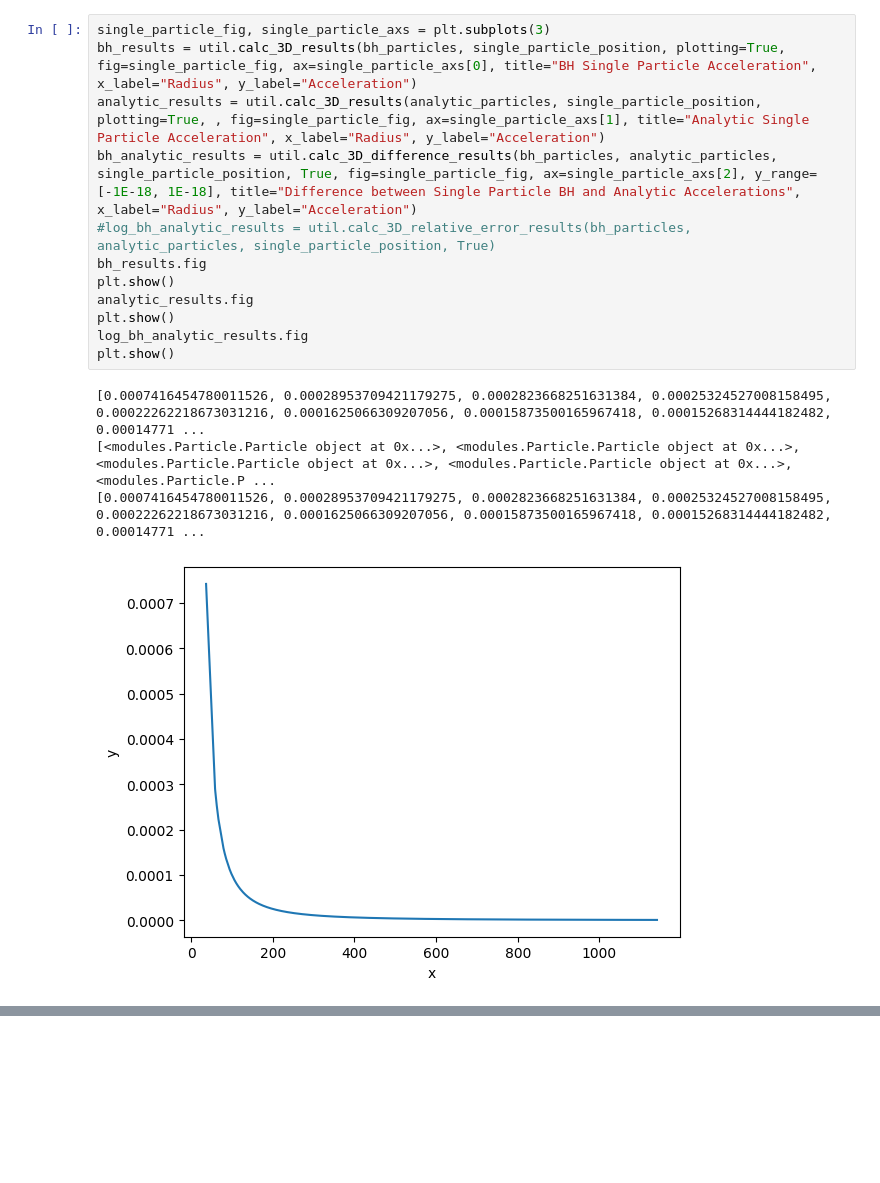
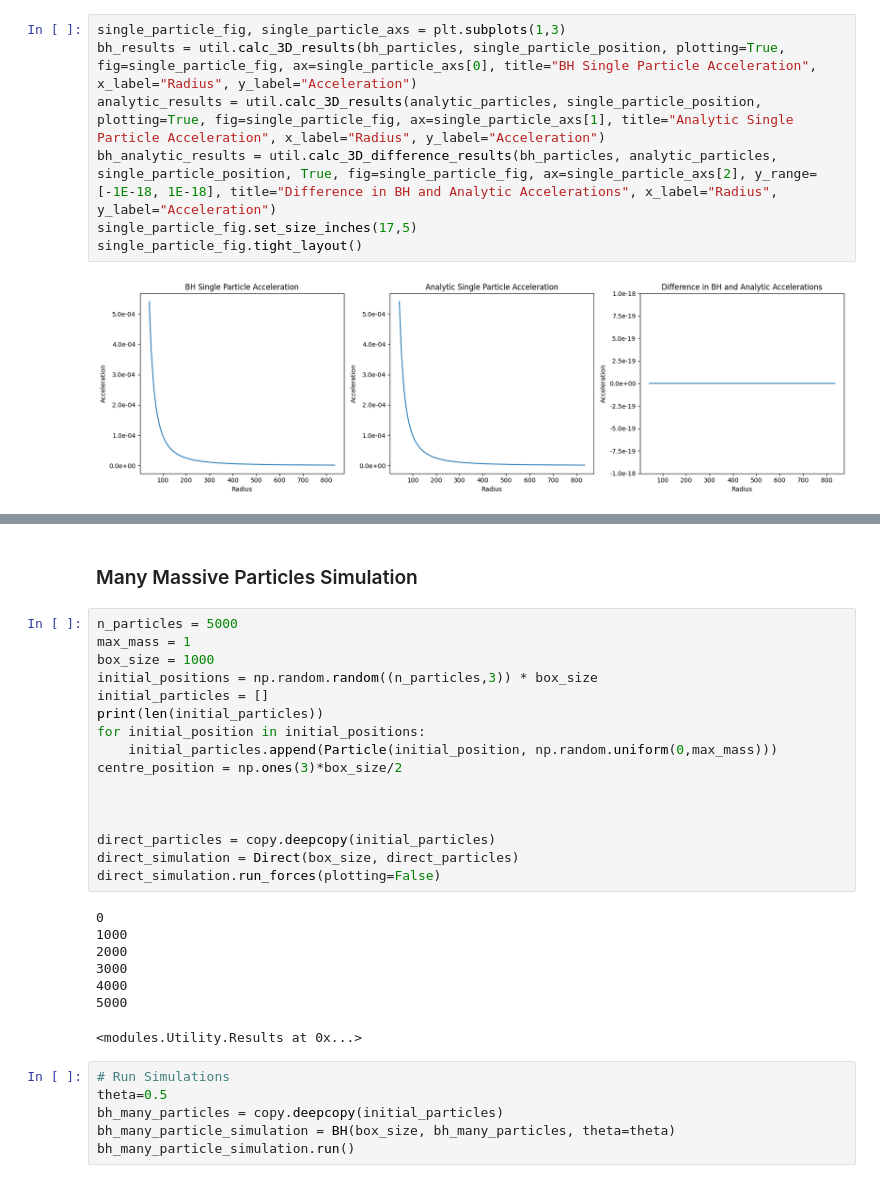
Before and after one commit to THartigan/Computing_Project, a Jupyter notebook: Barnes-Hut.ipynb, the cells around one changed output, grey strips where cells are left out. Saved outputs shown, nothing was run; the diff lists cells and outputs as text; blank space fills up the shorter version.

Commit message:
All Graphs Finalised, just need to final run first two ipynbs to ensure they still work

```diff
--- a/Barnes-Hut.ipynb
+++ b/Barnes-Hut.ipynb
@@ -54,17 +43,9 @@ root cell 5001
 # %%
-single_particle_fig, single_particle_axs = plt.subplots(3)
+single_particle_fig, single_particle_axs = plt.subplots(1,3)
 bh_results = util.calc_3D_results(bh_particles, single_particle_position, plotting=True, fig=single_particle_fig, ax=single_particle_axs[0], title="BH Single Particle Acceleration", x_label="Radius", y_label="Acceleration")
-analytic_results = util.calc_3D_results(analytic_particles, single_particle_position, plotting=True, , fig=single_particle_fig, ax=single_particle_axs[1], title="Analytic Single Particle Acceleration", x_label="Radius", y_label="Acceleration")
-bh_analytic_results = util.calc_3D_difference_results(bh_particles, analytic_particles, single_particle_position, True, fig=single_particle_fig, ax=single_particle_axs[2], y_range=[-1E-18, 1E-18], title="Difference between Single Particle BH and Analytic Accelerations", x_label="Radius", y_label="Acceleration")
-#log_bh_analytic_results = util.calc_3D_relative_error_results(bh_particles, analytic_particles, single_particle_position, True)
-bh_results.fig
-plt.show()
-analytic_results.fig
-plt.show()
-log_bh_analytic_results.fig
-plt.show()
+analytic_results = util.calc_3D_results(analytic_particles, single_particle_position, plotting=True, fig=single_particle_fig, ax=single_particle_axs[1], title="Analytic Single Particle Acceleration", x_label="Radius", y_label="Acceleration")
+bh_analytic_results = util.calc_3D_difference_results(bh_particles, analytic_particles, single_particle_position, True, fig=single_particle_fig, ax=single_particle_axs[2], y_range=[-1E-18, 1E-18], title="Difference in BH and Analytic Accelerations", x_label="Radius", y_label="Acceleration")
+single_particle_fig.set_size_inches(17,5)
+single_particle_fig.tight_layout()
 # %% [output]
-[0.0007416454780011526, 0.00028953709421179275, 0.0002823668251631384, 0.00025324527008158495, 0.00022262218673031216, 0.0001625066309207056, 0.00015873500165967418, 0.00015268314444182482, 0.00014771 ...
-[<modules.Particle.Particle object at 0x...>, <modules.Particle.Particle object at 0x...>, <modules.Particle.Particle object at 0x...>, <modules.Particle.Particle object at 0x...>, <modules.Particle.P ...
-[0.0007416454780011526, 0.00028953709421179275, 0.0002823668251631384, 0.00025324527008158495, 0.00022262218673031216, 0.0001625066309207056, 0.00015873500165967418, 0.00015268314444182482, 0.00014771 ...
-[figure, old version]
+[figure, new version]
@@ -73,0 +52,32 @@ plt.show()
+# %% [markdown]
+### Many Massive Particles Simulation
+# %%
+n_particles = 5000
+max_mass = 1
+box_size = 1000
+initial_positions = np.random.random((n_particles,3)) * box_size
+initial_particles = []
+print(len(initial_particles))
+for initial_position in initial_positions:
+    initial_particles.append(Particle(initial_position, np.random.uniform(0,max_mass)))
+centre_position = np.ones(3)*box_size/2
+
+
+
+direct_particles = copy.deepcopy(initial_particles)
+direct_simulation = Direct(box_size, direct_particles)
+direct_simulation.run_forces(plotting=False)
+# %% [output]
+0
+1000
+2000
+3000
+4000
+5000
+<modules.Utility.Results at 0x...>
+# %%
+# Run Simulations
+theta=0.5
+bh_many_particles = copy.deepcopy(initial_particles)
+bh_many_particle_simulation = BH(box_size, bh_many_particles, theta=theta)
+bh_many_particle_simulation.run()
```
Also changed, not shown: parts of 10 cells of this notebook, 4 other files.
